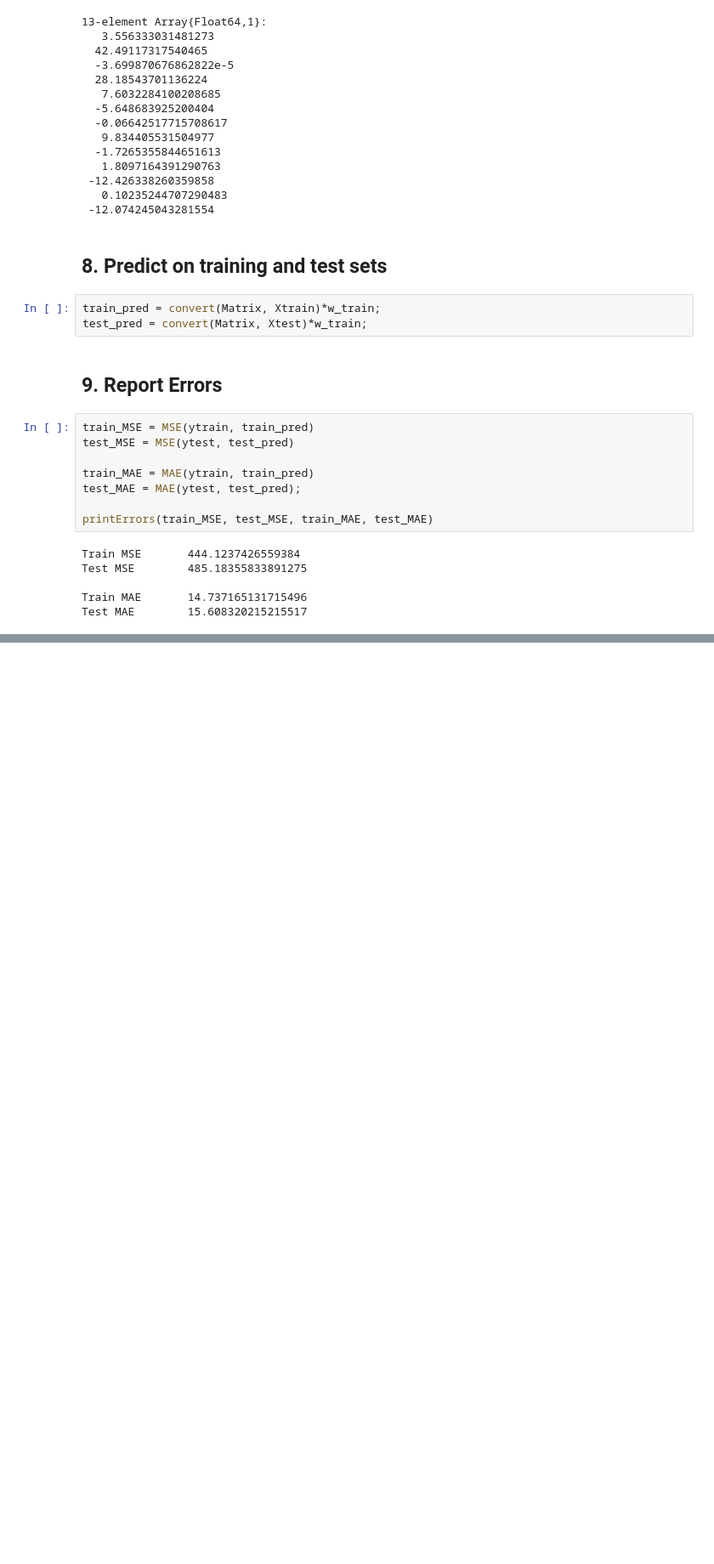
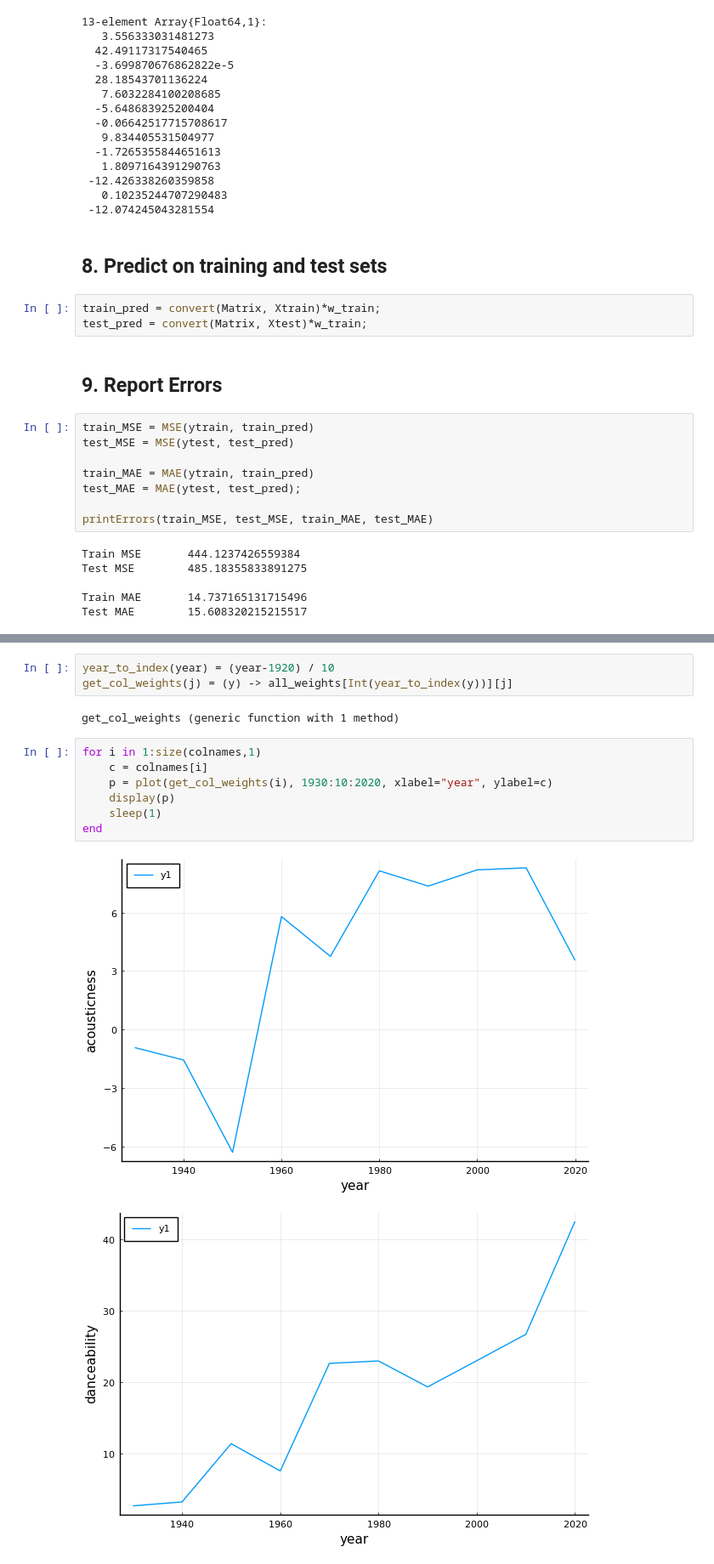
Before and after one commit to meganyin13/SpotifyProject, a Jupyter notebook: LinearModels.ipynb, the cells around one changed output, grey strips where cells are left out. Shown at 85% size. Drawn from its saved outputs; the diff is of its cells as text; blank space fills up the shorter version.

```diff
--- a/LinearModels.ipynb
+++ b/LinearModels.ipynb
@@ -104,0 +175,15 @@ Test MAE        15.608320215215517
+# %%
+year_to_index(year) = (year-1920) / 10
+get_col_weights(j) = (y) -> all_weights[Int(year_to_index(y))][j]
+# %% [output]
+get_col_weights (generic function with 1 method)
+# %%
+for i in 1:size(colnames,1)
+    c = colnames[i]
+    p = plot(get_col_weights(i), 1930:10:2020, xlabel="year", ylabel=c)
+    display(p)
+    sleep(1)
+end
+# %% [output]
+[figure, added]
+[figure, added]
```
Also changed, not shown: parts of 7 cells of this notebook, 1 other file.
